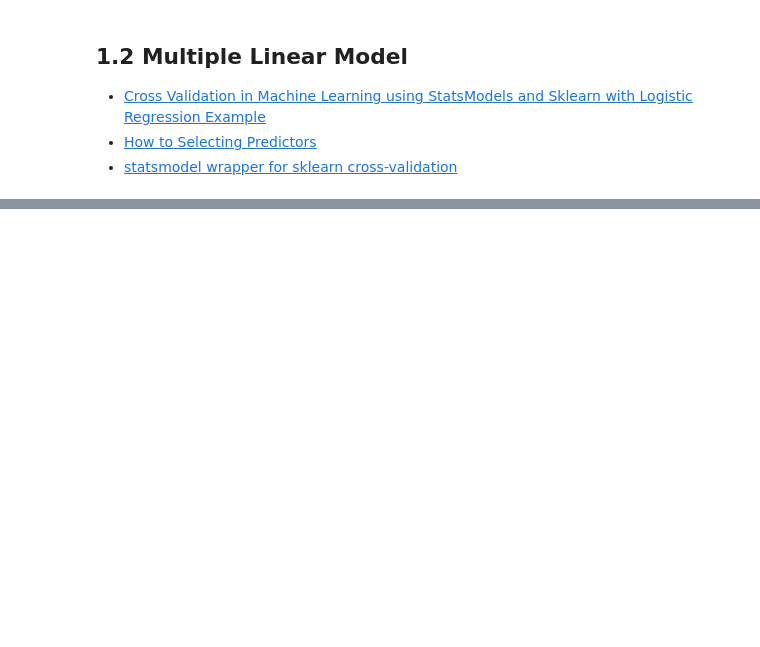
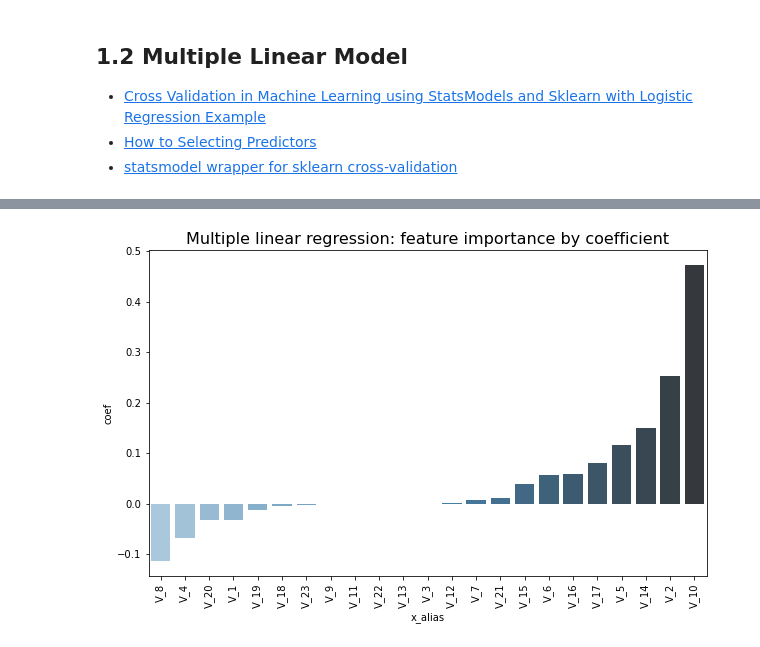
Before and after one commit to luoxiangyi222/commercial-bank-deposits-forecasting, a Jupyter notebook: model_linear.ipynb, the cells around one changed output, grey strips where cells are left out. Cells and saved outputs as stored; diff of their text form; code cells hidden in the pictures; blank space fills up the shorter version.

Commit message:
add some data

```diff
--- a/model_linear.ipynb
+++ b/model_linear.ipynb
@@ -606,0 +402,30 @@ plt.show()
+# %%
+importance = model.coef_
+
+x_labels = ["V_" + str(i + 1) for i in range(len(importance))]
+x = range(len(importance))
+
+temp_df = pd.DataFrame([x_labels, importance]).T
+temp_df.columns = ["x_alias", "coef"]
+
+
+plt.figure(figsize=(10, 6))
+plt.title("Multiple linear regression: feature importance by coefficient", fontsize=16)
+
+pal = sns.color_palette("Blues_d", SLR_analysis_res_df.shape[0])
+rank = np.abs(importance).argsort().argsort()
+plt.xticks(rotation=90)
+
+plot2 = sns.barplot(
+    x="x_alias",
+    y="coef",
+    data=temp_df,
+    # palette=np.array(pal)[rank],
+    palette=pal,
+    order=temp_df.sort_values("coef")["x_alias"],
+)
+
+plt.savefig("./output/linear_model/multivariate_LR_feature_importance")
+plt.show()
+# %% [output]
+[figure, added]
```
Also changed, not shown: parts of 22 cells of this notebook, 54 other files.
